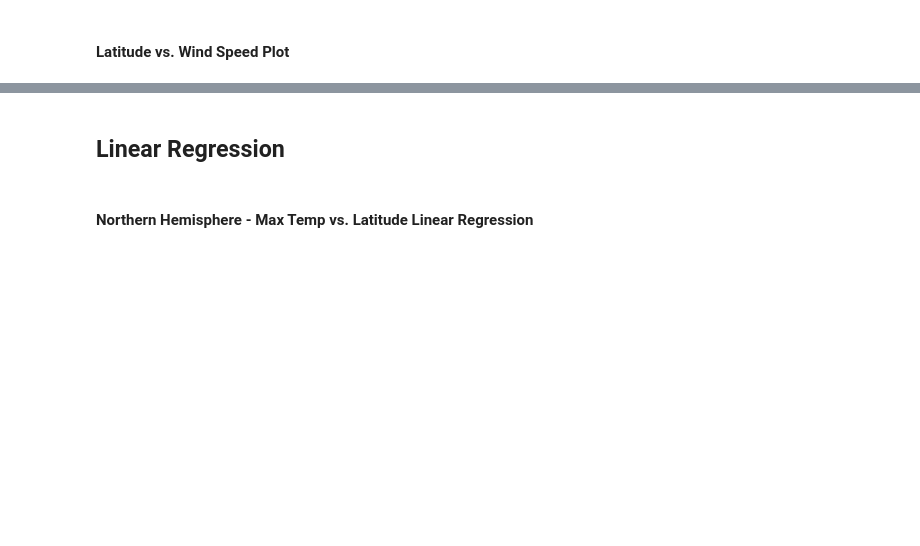
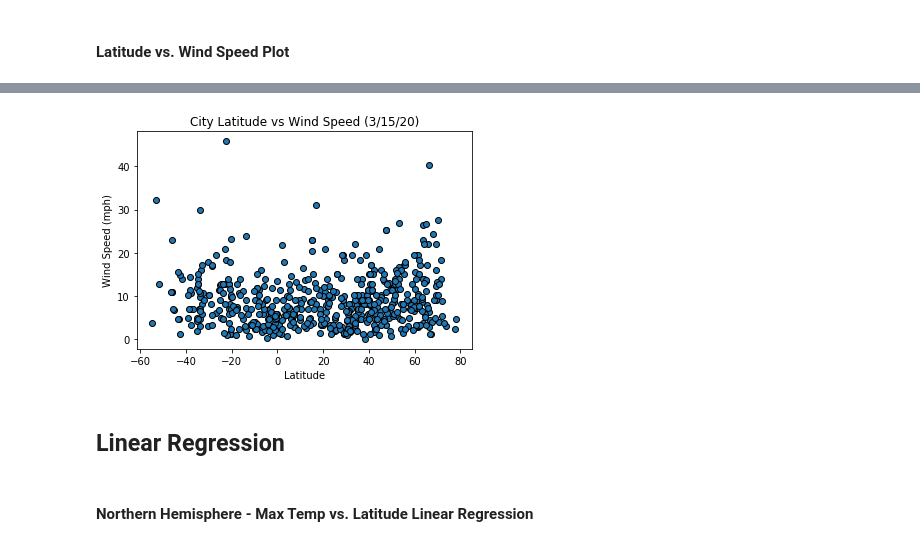
Before and after one commit to jeffersoncovey/python-api-challenge, a Jupyter notebook: WeatherPy/WeatherPy.ipynb, the cells around one changed output, grey strips where cells are left out. Cells and saved outputs as stored; diff of their text form; code cells hidden in the pictures; blank space fills up the shorter version.

```diff
--- a/WeatherPy/WeatherPy.ipynb
+++ b/WeatherPy/WeatherPy.ipynb
@@ -192,2 +183,10 @@ dtype: int64
+# %%
+plt.scatter(city_data["Lat"],city_data["Wind Speed"], edgecolors = "black")
+plt.title("City Latitude vs Wind Speed (3/15/20)")
+plt.ylabel("Wind Speed (mph)")
+plt.xlabel("Latitude")
+plt.savefig('lat_vs_wind.png')
+# %% [output]
+[figure, added]
 # %% [markdown]
 ## Linear Regression
```
Also changed, not shown: parts of 35 cells of this notebook.
